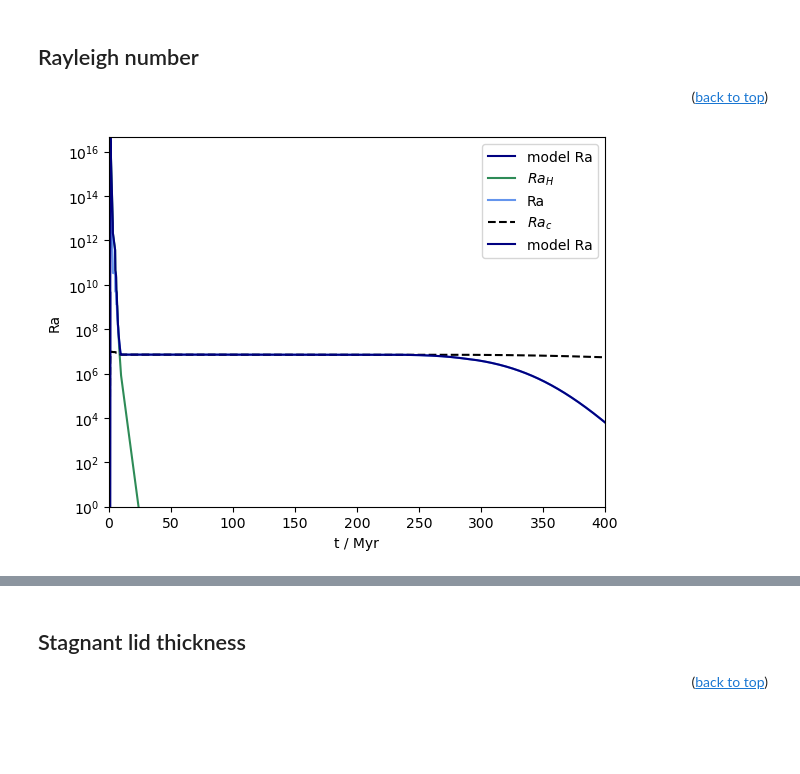
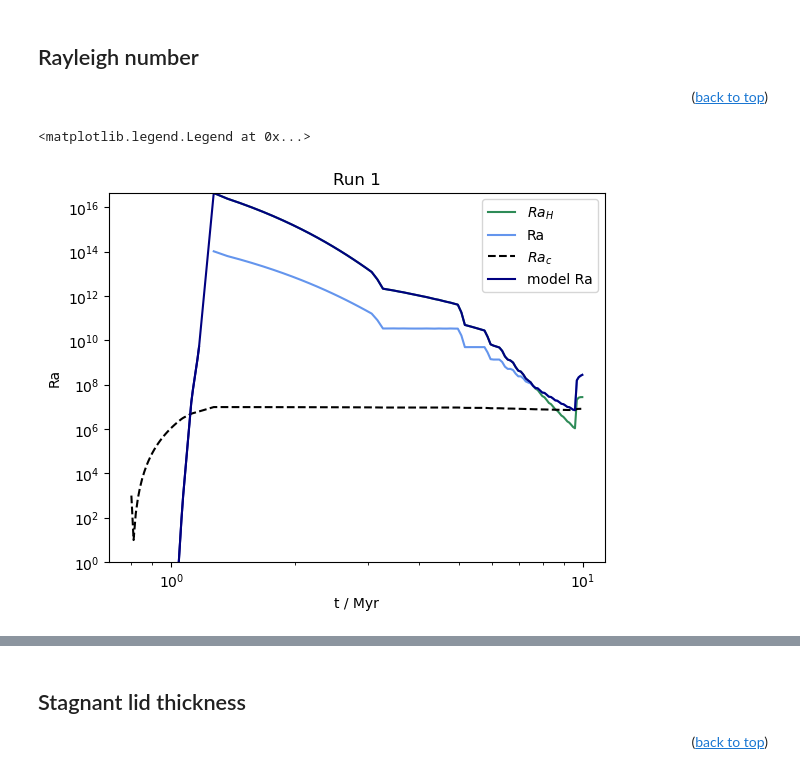
Before and after one commit to Hannah-RS/planetesimal-magnetic-history, a Jupyter notebook: Plotting_scripts/plot_combined.ipynb, the cells around one changed output, grey strips where cells are left out. Drawn from its saved outputs; the diff is of its cells as text; code cells hidden in the pictures; blank space fills up the shorter version.

```diff
--- a/Plotting_scripts/plot_combined.ipynb
+++ b/Plotting_scripts/plot_combined.ipynb
@@ -211,29 +220,30 @@ if save ==True:
 <p align="right">(<a href="#top">back to top</a>)</p>
 # %%
 plt.figure()
-plt.plot(tdiff/Myr,Ra_d,label='model Ra',color='navy')
+plt.plot(tdiff/Myr,Ra_d,color='navy')
 plt.plot(t/Myr,RaH,label='$Ra_H$',color='seagreen')
 plt.plot(t/Myr,RanoH,label='Ra',color='cornflowerblue')
 plt.plot(t_plot_all,Ra_crit_all,label='$Ra_c$',linestyle='dashed',color='black')
 plt.plot(t_plot_all,Ra_all,label='model Ra',color='navy')
 plt.ylim(bottom=1e0)#,top=1e8)
 #plt.xlim([min(tall/Myr),5])
 #plt.vlines(tdiff[-1]/Myr,1e3,1e18,linestyle='dotted',color='blue',label='differentiation')
-if conduction == True:
+#if conduction == True:
     #plt.vlines(cond_t,1e3,1e18,linestyle='dashed',color='k',label='conduction')
-    plt.xlim([min(tall/Myr),cond_t])
+    #plt.xlim([min(tall/Myr),cond_t])
 plt.ylabel('Ra')
-#plt.xscale('log')
+plt.xscale('log')
 plt.yscale('log')
 plt.xlabel('t / Myr')
-plt.xlim([0,400])
+#plt.xlim([0,100])
 #plt.ylim([7e6,7.5e6])
-#plt.title(f'Run {run}')
+plt.title(f'Run {run}')
 plt.legend()
 #if save == True:
 #plt.savefig(f'../Plots/Ra_run{run}.png')
 # %% [output]
+<matplotlib.legend.Legend at 0x...>
-[figure, old version]
+[figure, new version]
 # %%
 plt.figure()
 plt.semilogy(t_plot_t[Ra<Racrit],Ra[Ra<Racrit],label='subcritical')
```
Also changed, not shown: parts of 20 cells of this notebook, 1 other file.
